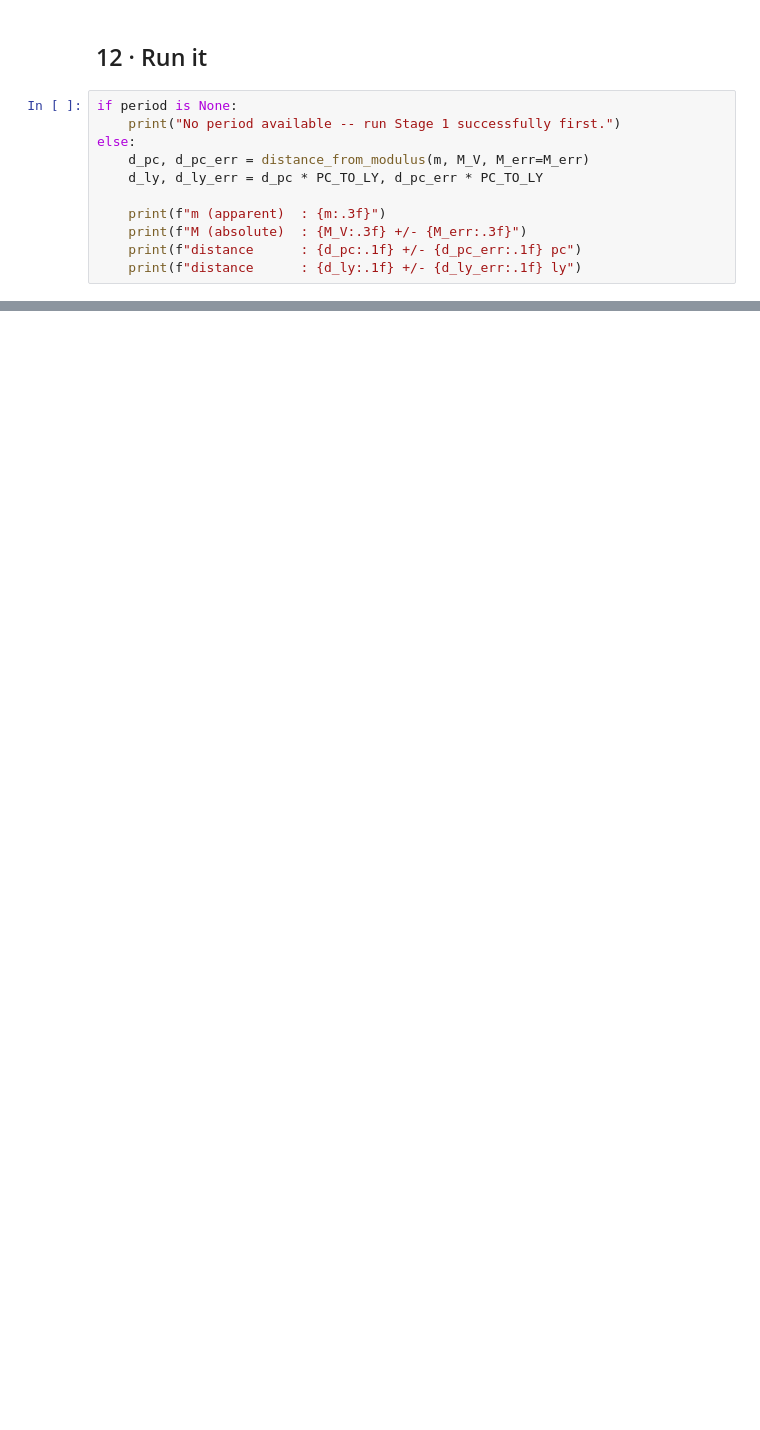
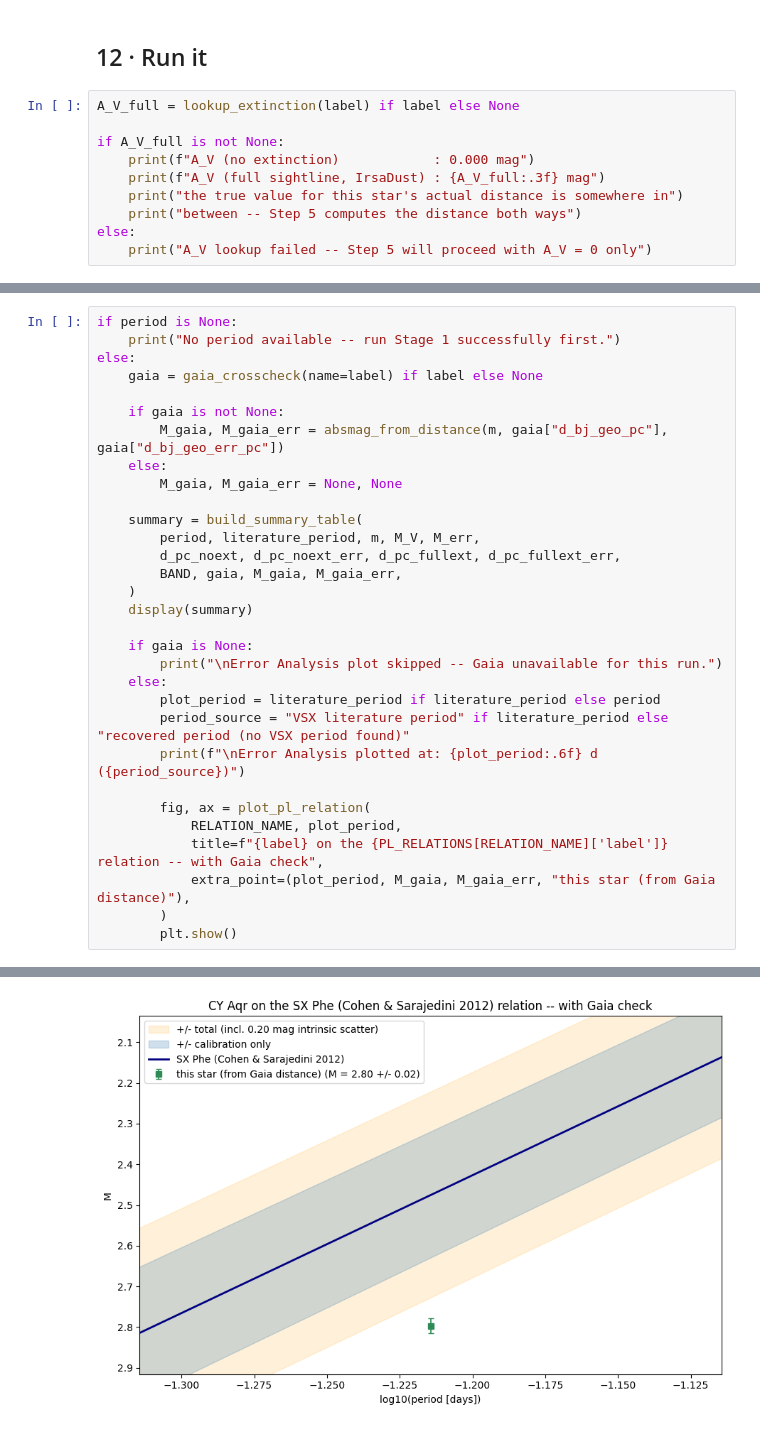
Before and after one commit to jeffrwatts/AstroPlannerData, a Jupyter notebook: variable_star_distance.ipynb, the cells around one changed output, grey strips where cells are left out. Saved outputs shown, nothing was run; the diff lists cells and outputs as text; blank space fills up the shorter version.

```diff
--- a/variable_star_distance.ipynb
+++ b/variable_star_distance.ipynb
@@ -888,13 +898,12 @@ distance_from_modulus defined
 # %% [markdown]
 ## 12 · Run it
 # %%
-if period is None:
-    print("No period available -- run Stage 1 successfully first.")
+A_V_full = lookup_extinction(label) if label else None
+
+if A_V_full is not None:
+    print(f"A_V (no extinction)            : 0.000 mag")
+    print(f"A_V (full sightline, IrsaDust) : {A_V_full:.3f} mag")
+    print("the true value for this star's actual distance is somewhere in")
+    print("between -- Step 5 computes the distance both ways")
 else:
-    d_pc, d_pc_err = distance_from_modulus(m, M_V, M_err=M_err)
-    d_ly, d_ly_err = d_pc * PC_TO_LY, d_pc_err * PC_TO_LY
-
-    print(f"m (apparent)  : {m:.3f}")
-    print(f"M (absolute)  : {M_V:.3f} +/- {M_err:.3f}")
-    print(f"distance      : {d_pc:.1f} +/- {d_pc_err:.1f} pc")
-    print(f"distance      : {d_ly:.1f} +/- {d_ly_err:.1f} ly")
+    print("A_V lookup failed -- Step 5 will proceed with A_V = 0 only")
@@ -1231,0 +1322,32 @@ No Gaia crosscheck available -- couldn't resolve the star in Section 3.
+# %%
+if period is None:
+    print("No period available -- run Stage 1 successfully first.")
+else:
+    gaia = gaia_crosscheck(name=label) if label else None
+
+    if gaia is not None:
+        M_gaia, M_gaia_err = absmag_from_distance(m, gaia["d_bj_geo_pc"], gaia["d_bj_geo_err_pc"])
+    else:
+        M_gaia, M_gaia_err = None, None
+
+    summary = build_summary_table(
+        period, literature_period, m, M_V, M_err,
+        d_pc_noext, d_pc_noext_err, d_pc_fullext, d_pc_fullext_err,
+        BAND, gaia, M_gaia, M_gaia_err,
+    )
+    display(summary)
+
+    if gaia is None:
+        print("\nError Analysis plot skipped -- Gaia unavailable for this run.")
+    else:
+        plot_period = literature_period if literature_period else period
+        period_source = "VSX literature period" if literature_period else "recovered period (no VSX period found)"
+        print(f"\nError Analysis plotted at: {plot_period:.6f} d  ({period_source})")
+
+        fig, ax = plot_pl_relation(
+            RELATION_NAME, plot_period,
+            title=f"{label} on the {PL_RELATIONS[RELATION_NAME]['label']} relation -- with Gaia check",
+            extra_point=(plot_period, M_gaia, M_gaia_err, "this star (from Gaia distance)"),
+        )
+        plt.show()
+# %% [output]
@@ -1231,0 +1366 @@ No Gaia crosscheck available -- couldn't resolve the star in Section 3.
+[figure, added]
```
Also changed, not shown: parts of 21 cells of this notebook.
